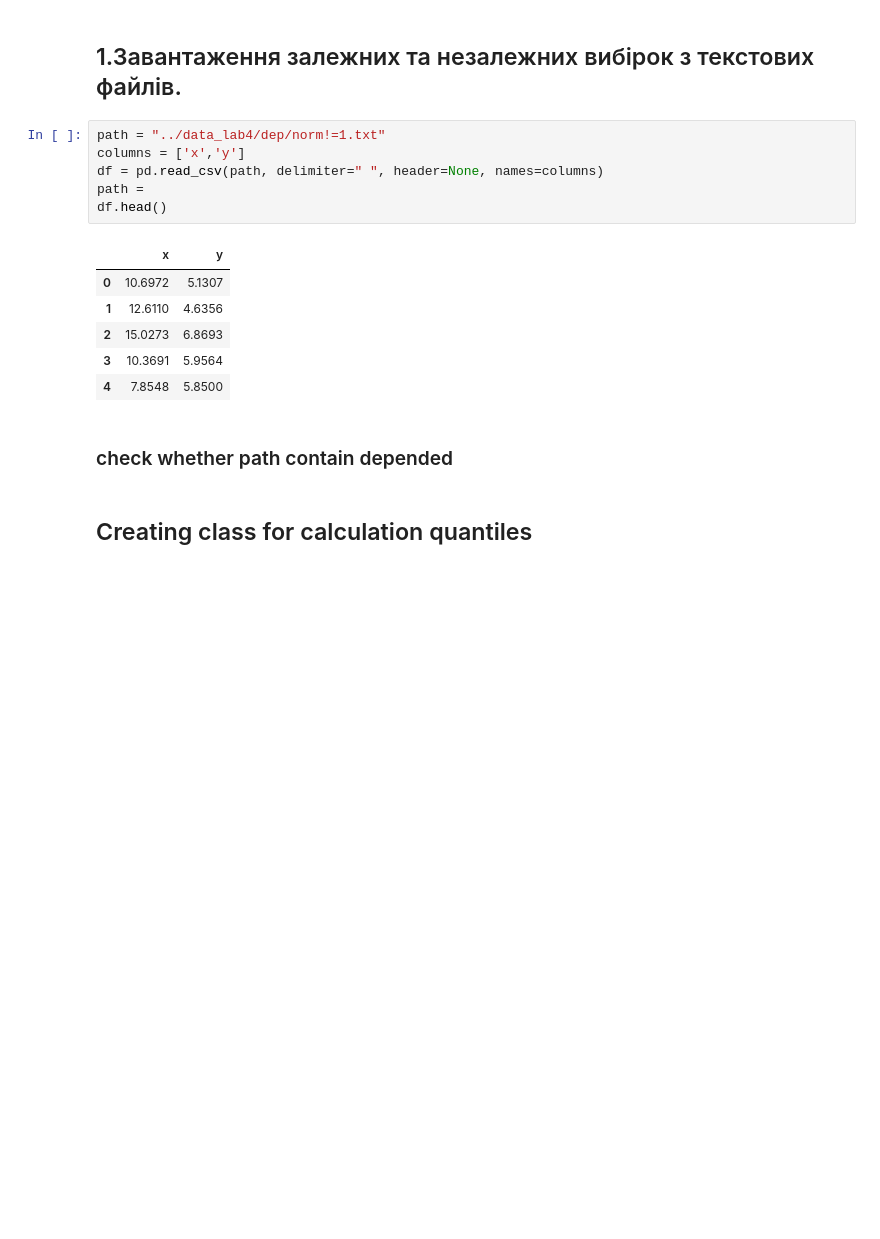
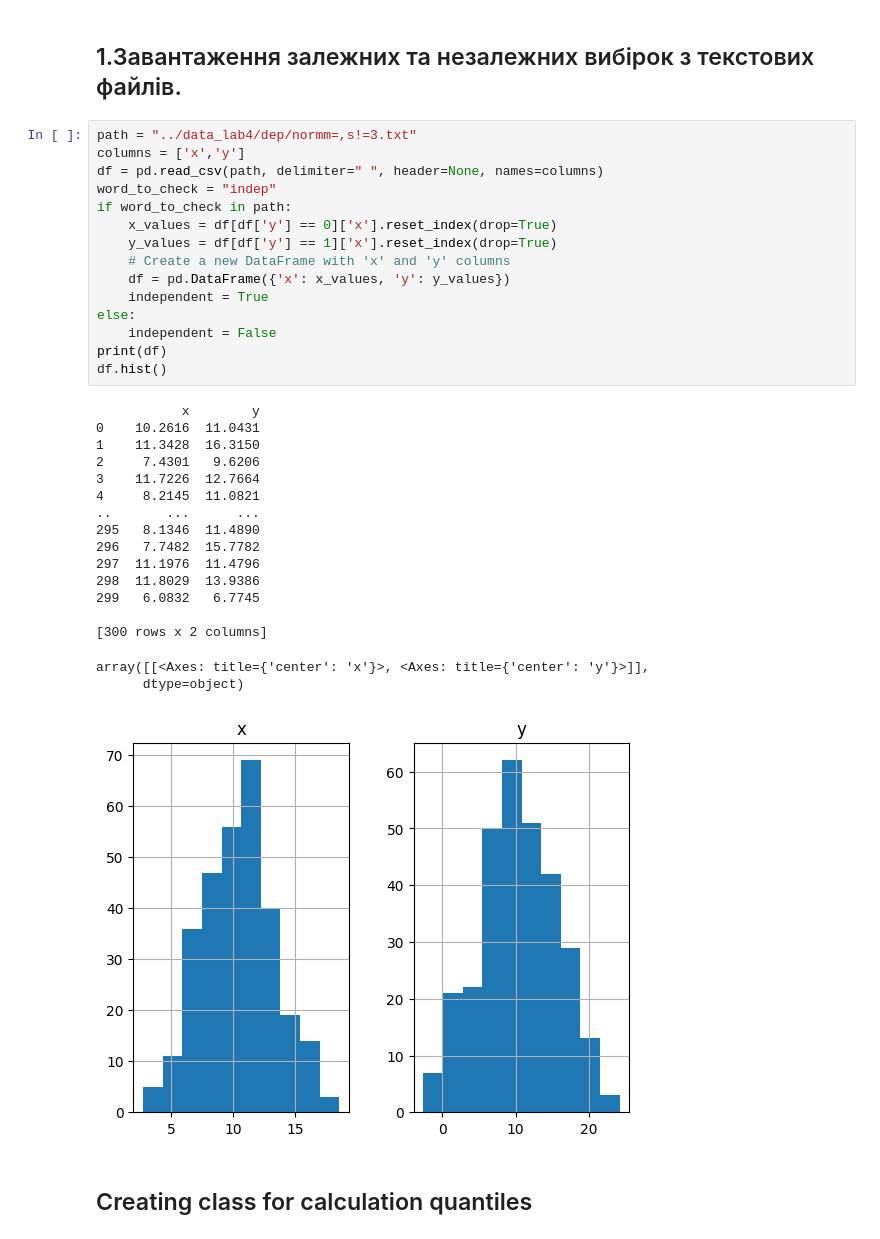
Before and after one commit to nezogame/Data_analysis_and_visualization, a Jupyter notebook: lab4/Untitled.ipynb, the cells around one changed output. Saved outputs shown, nothing was run; the diff lists cells and outputs as text; blank space fills up the shorter version.

Commit message:
created validation whether it is from dep or indep folder and created a method for teste data and created a method that check by Wilcoxon rule are dependent samples are shifted or not

```diff
--- a/lab4/Untitled.ipynb
+++ b/lab4/Untitled.ipynb
@@ -10,20 +10,38 @@ from scipy import stats
 # %% [markdown]
 ## 1.Завантаження залежних та незалежних вибірок з текстових файлів.
 # %%
-path = "../data_lab4/dep/norm!=1.txt"
+path = "../data_lab4/dep/normm=,s!=3.txt"
 columns = ['x','y']
 df = pd.read_csv(path, delimiter=" ", header=None, names=columns)
-path =
-df.head()
+word_to_check = "indep"
+if word_to_check in path:
+    x_values = df[df['y'] == 0]['x'].reset_index(drop=True)
+    y_values = df[df['y'] == 1]['x'].reset_index(drop=True)
+    # Create a new DataFrame with 'x' and 'y' columns
+    df = pd.DataFrame({'x': x_values, 'y': y_values})
+    independent = True
+else:
+    independent = False
+print(df)
+df.hist()
 # %% [output]
-|  | x | y |
-| 0 | 10.6972 | 5.1307 |
-| 1 | 12.6110 | 4.6356 |
-| 2 | 15.0273 | 6.8693 |
-| 3 | 10.3691 | 5.9564 |
-| 4 | 7.8548 | 5.8500 |
+           x        y
+0    10.2616  11.0431
+1    11.3428  16.3150
+2     7.4301   9.6206
+3    11.7226  12.7664
+4     8.2145  11.0821
+..       ...      ...
+295   8.1346  11.4890
+296   7.7482  15.7782
+297  11.1976  11.4796
+298  11.8029  13.9386
+299   6.0832   6.7745
+
+[300 rows x 2 columns]
+array([[<Axes: title={'center': 'x'}>, <Axes: title={'center': 'y'}>]],
+      dtype=object)
+[figure, added]
-# %% [markdown]
-### check whether path contain depended
 # %% [markdown]
 ## Creating class for calculation quantiles
 # %%
```
Also changed, not shown: parts of 9 cells of this notebook.
